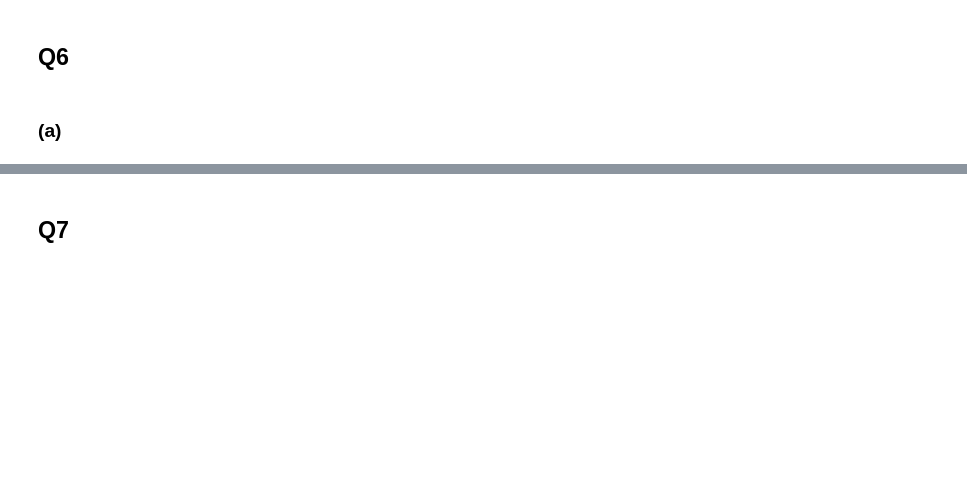
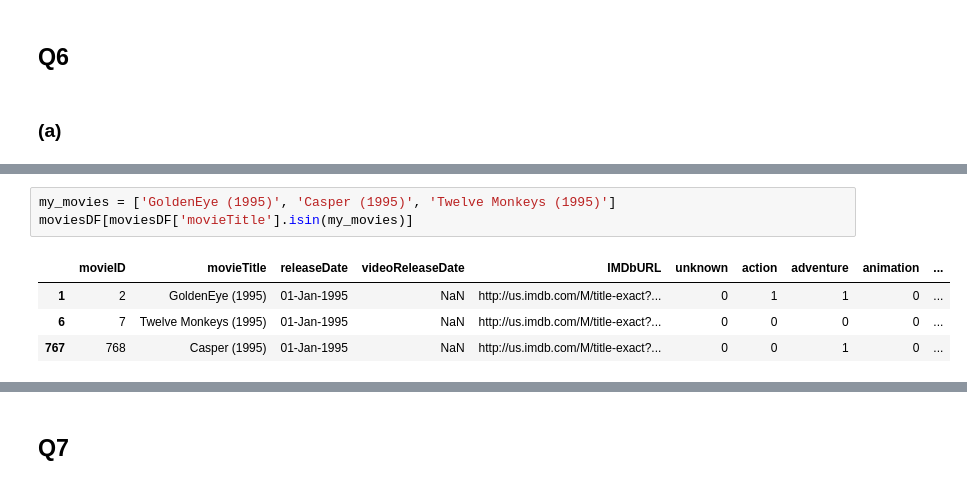
Before and after one commit to hshmatsahak/MIE451, a Jupyter notebook: rs_assignment.ipynb, the cells around one changed output, grey strips where cells are left out. Cells and saved outputs as stored; diff of their text form; blank space fills up the shorter version.

```diff
--- a/rs_assignment.ipynb
+++ b/rs_assignment.ipynb
@@ -816,0 +1410,8 @@ pmf.plot_error()
+# %%
+my_movies = ['GoldenEye (1995)', 'Casper (1995)', 'Twelve Monkeys (1995)']
+moviesDF[moviesDF['movieTitle'].isin(my_movies)]
+# %% [output]
+|  | movieID | movieTitle | releaseDate | videoReleaseDate | IMDbURL | unknown | action | adventure | animation | ... |
+| 1 | 2 | GoldenEye (1995) | 01-Jan-1995 | NaN | http://us.imdb.com/M/title-exact?... | 0 | 1 | 1 | 0 | ... |
+| 6 | 7 | Twelve Monkeys (1995) | 01-Jan-1995 | NaN | http://us.imdb.com/M/title-exact?... | 0 | 0 | 0 | 0 | ... |
+| 767 | 768 | Casper (1995) | 01-Jan-1995 | NaN | http://us.imdb.com/M/title-exact?... | 0 | 0 | 1 | 0 | ... |
```
Also changed, not shown: parts of 59 cells of this notebook, 1 other file.
